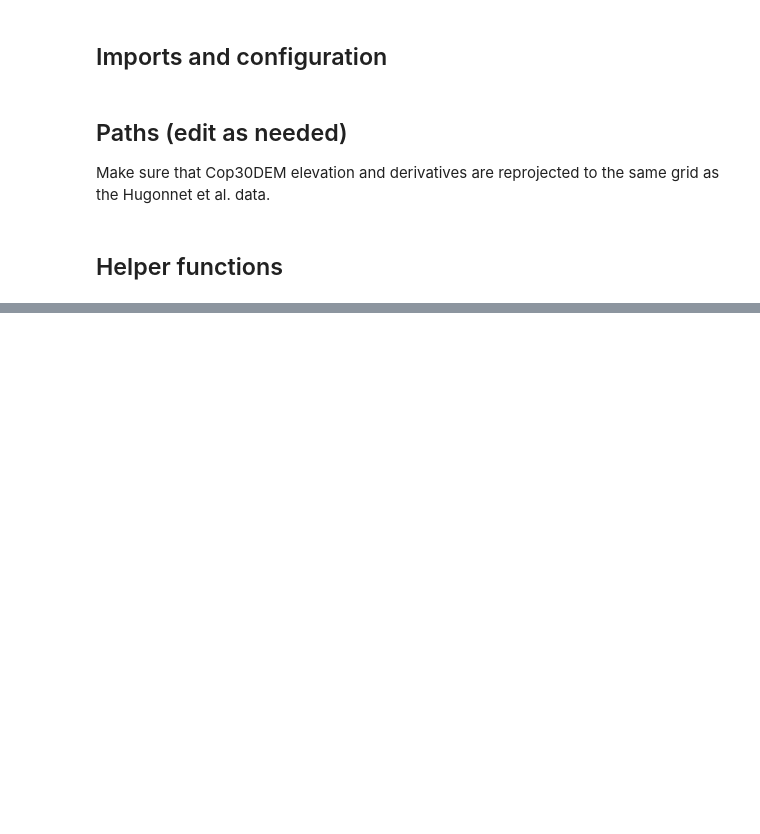
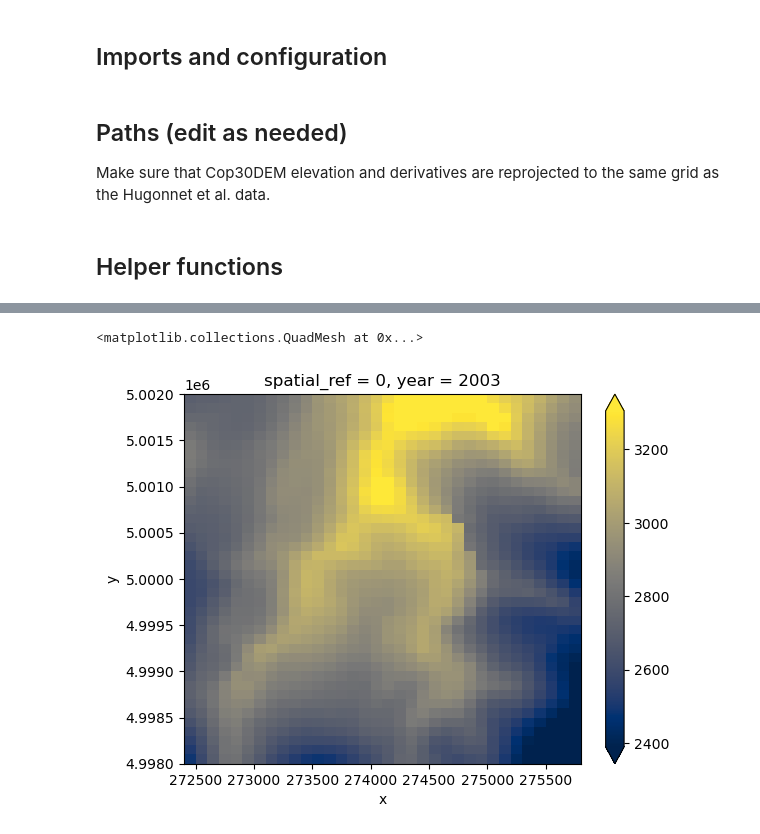
Before and after one commit to konstantin-a-maslov/demimputation, a Jupyter notebook: main.ipynb, the cells around one changed output, grey strips where cells are left out. Cells and saved outputs as stored; diff of their text form; code cells hidden in the pictures; blank space fills up the shorter version.

```diff
--- a/main.ipynb
+++ b/main.ipynb
@@ -157,0 +366,9 @@ def compute_predictor_minmax(xyw_triples):
+# %%
+best_iter = int(result.func_vals.argmin() + 1)
+log_best = log_df[log_df.iteration == best_iter]
+
+sum_r2 = sum(mse * n for mse, n in zip(log_best.mse, log_best.n_val))
+sum_vpred = sum(mean_var * n for mean_var, n in zip(log_best.mean_var, log_best.n_val))
+
+s = float(np.sqrt(sum_r2 / sum_vpred))
+s
@@ -157,0 +451,34 @@ def compute_predictor_minmax(xyw_triples):
+# %%
+stacks = {}
+
+for glacier in tqdm(glaciers, desc="Building final stacks"):
+    stacks[glacier] = {"z": [], "zstddev": []}
+    years_local = []
+
+    for year in years:
+        years_local.append(year)
+
+        hugonnet_z = rioxarray.open_rasterio(os.path.join(HUGONNET_TILES_DIR, f"Z_{glacier}_{year}.tif"), masked=True)[0]
+        hugonnet_zstddev = rioxarray.open_rasterio(os.path.join(HUGONNET_TILES_DIR, f"ZSTDDEV_{glacier}_{year}.tif"), masked=True)[0]
+
+        modelled_z = rioxarray.open_rasterio(os.path.join(OUT_MODELLED_DIR, f"Z_{glacier}_{year}.tif"), masked=True)[0]
+        modelled_zstddev = rioxarray.open_rasterio(os.path.join(OUT_MODELLED_DIR, f"ZSTDDEV_{glacier}_{year}.tif"), masked=True)[0]
+
+        mask_z = np.isnan(hugonnet_z.data)
+        mask_zstddev = np.isnan(hugonnet_zstddev.data)
+
+        imputed_z = hugonnet_z.copy()
+        imputed_zstddev = hugonnet_zstddev.copy()
+
+        imputed_z.data[mask_z] = modelled_z.data[mask_z]
+        imputed_zstddev.data[mask_zstddev] = modelled_zstddev.data[mask_zstddev]
+
+        stacks[glacier]["z"].append(imputed_z)
+        stacks[glacier]["zstddev"].append(imputed_zstddev)
+
+    for v in ["z", "zstddev"]:
+        stacks[glacier][v] = xarray.concat(
+            stacks[glacier][v],
+            dim=xarray.DataArray(years_local, dims="year", name="year"),
+        ).sortby("year")
+        del stacks[glacier][v]["band"]
@@ -157,0 +515,5 @@ def compute_predictor_minmax(xyw_triples):
+# %%
+stacks["Sarenne"]["z"].sel(year=2003).plot(robust=True, cmap="cividis")
+# %% [output]
+<matplotlib.collections.QuadMesh at 0x...>
+[figure, added]
```
Also changed, not shown: parts of 20 cells of this notebook.
